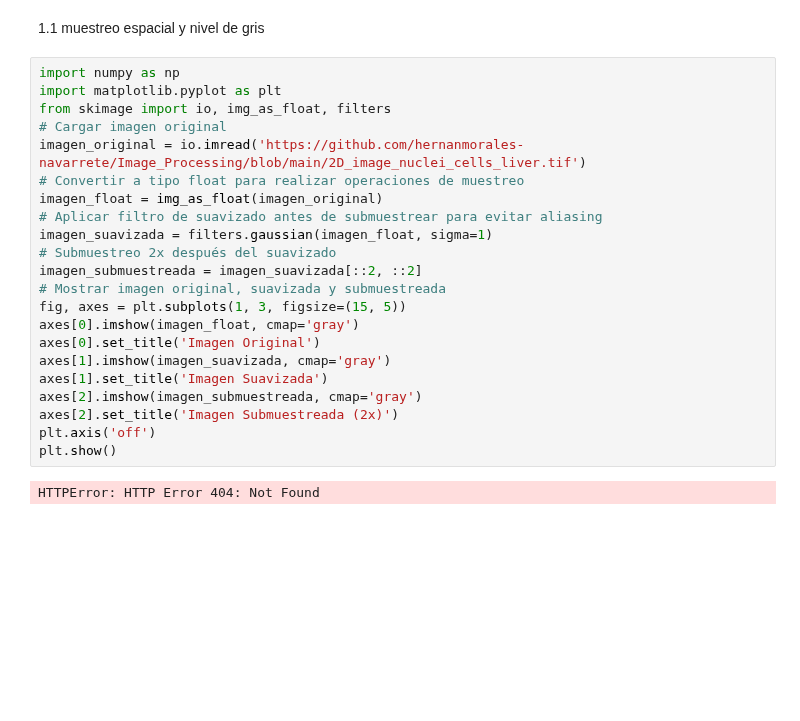
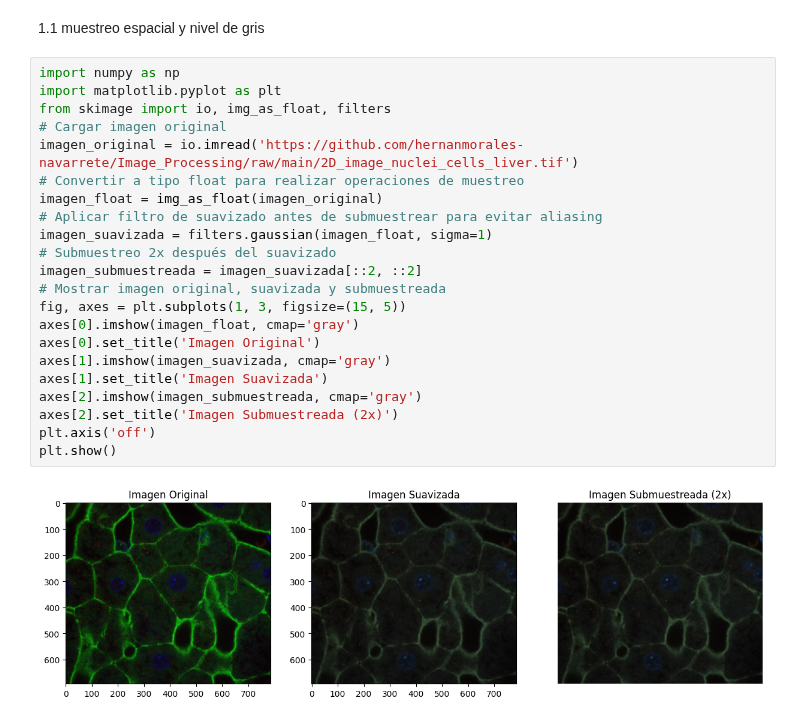
Before and after one commit to gabriel-lopezl/Image_processiong, a Jupyter notebook: Clase 1.ipynb, the cells around one changed output. Saved outputs shown, nothing was run; the diff lists cells and outputs as text; blank space fills up the shorter version.

```diff
--- a/Clase 1.ipynb
+++ b/Clase 1.ipynb
@@ -7,24 +7,24 @@ Lectura previa clase 1
 # %%
 import numpy as np
 import matplotlib.pyplot as plt
 from skimage import io, img_as_float, filters
 # Cargar imagen original
-imagen_original = io.imread('https://github.com/hernanmorales-navarrete/Image_Processing/blob/main/2D_image_nuclei_cells_liver.tif')
+imagen_original = io.imread('https://github.com/hernanmorales-navarrete/Image_Processing/raw/main/2D_image_nuclei_cells_liver.tif')
 # Convertir a tipo float para realizar operaciones de muestreo
 imagen_float = img_as_float(imagen_original)
 # Aplicar filtro de suavizado antes de submuestrear para evitar aliasing
 imagen_suavizada = filters.gaussian(imagen_float, sigma=1)
 # Submuestreo 2x después del suavizado
 imagen_submuestreada = imagen_suavizada[::2, ::2]
 # Mostrar imagen original, suavizada y submuestreada
 fig, axes = plt.subplots(1, 3, figsize=(15, 5))
 axes[0].imshow(imagen_float, cmap='gray')
 axes[0].set_title('Imagen Original')
 axes[1].imshow(imagen_suavizada, cmap='gray')
 axes[1].set_title('Imagen Suavizada')
 axes[2].imshow(imagen_submuestreada, cmap='gray')
 axes[2].set_title('Imagen Submuestreada (2x)')
 plt.axis('off')
 plt.show()
 # %% [output]
-HTTPError: HTTP Error 404: Not Found
+[figure, added]
```
